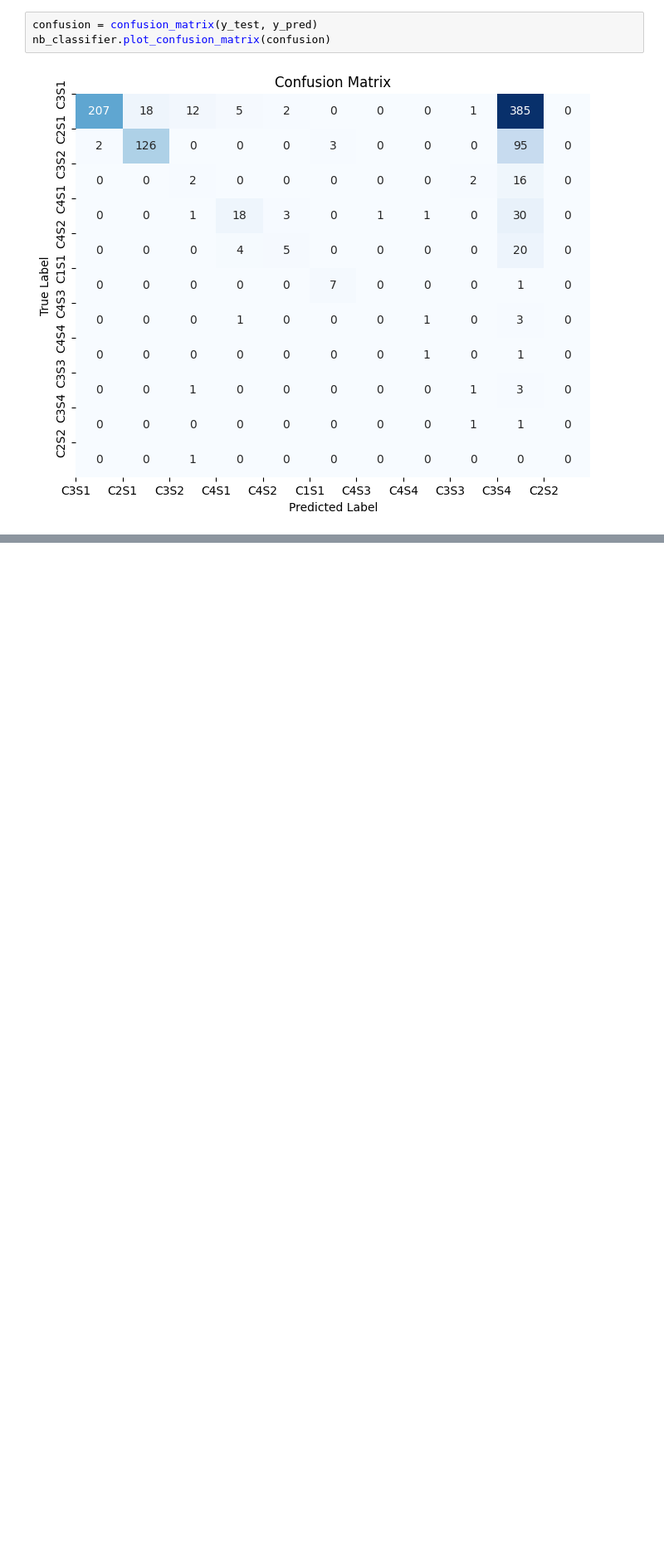
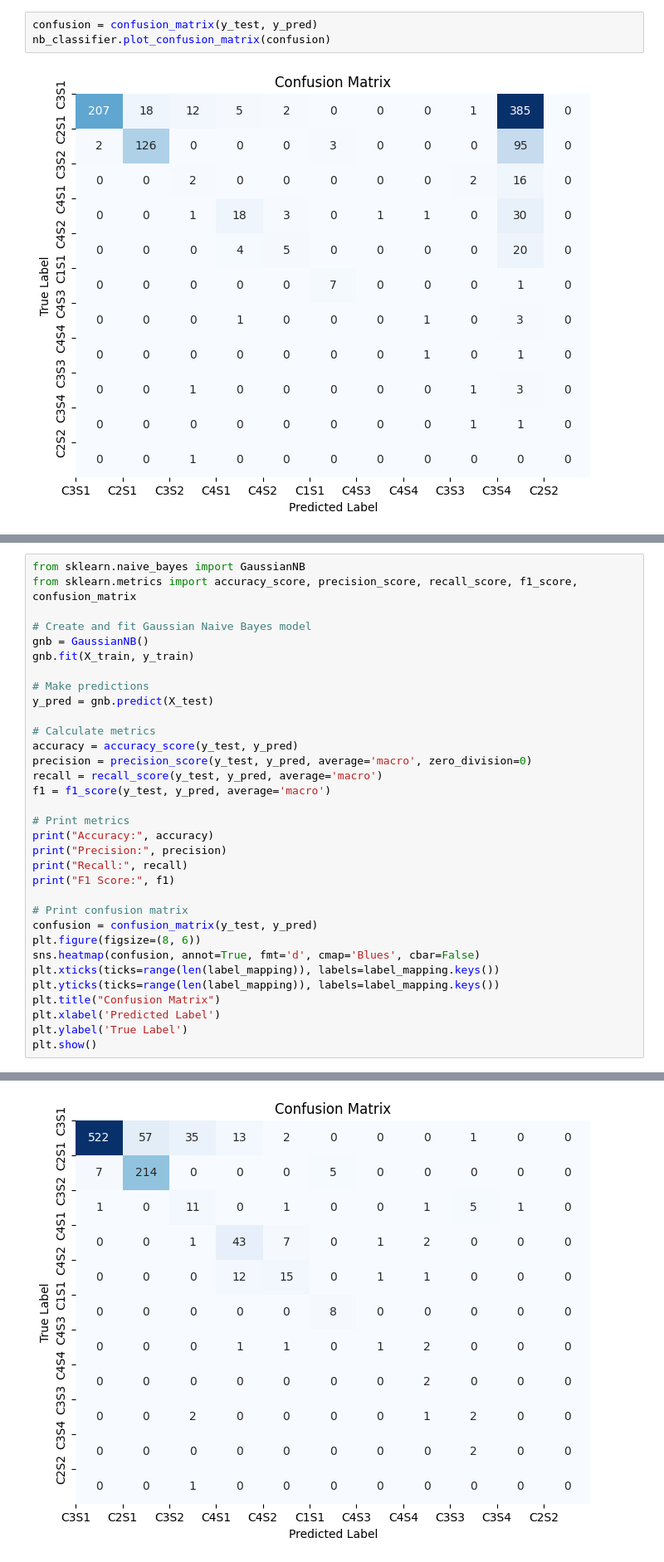
Before and after one commit to heckop/GroundWater_analyzer, a Jupyter notebook: Softmax_Implementation_And_Data_Preprocessing/naiveBayes.ipynb, the cells around one changed output, grey strips where cells are left out. Shown at 83% size. Cells and saved outputs as stored; diff of their text form; blank space fills up the shorter version.

Commit message:
added sklearn's implentation for gnb

```diff
--- a/Softmax_Implementation_And_Data_Preprocessing/naiveBayes.ipynb
+++ b/Softmax_Implementation_And_Data_Preprocessing/naiveBayes.ipynb
@@ -279,0 +282,34 @@ nb_classifier.plot_confusion_matrix(confusion)
+# %%
+from sklearn.naive_bayes import GaussianNB
+from sklearn.metrics import accuracy_score, precision_score, recall_score, f1_score, confusion_matrix
+
+# Create and fit Gaussian Naive Bayes model
+gnb = GaussianNB()
+gnb.fit(X_train, y_train)
+
+# Make predictions
+y_pred = gnb.predict(X_test)
+
+# Calculate metrics
+accuracy = accuracy_score(y_test, y_pred)
+precision = precision_score(y_test, y_pred, average='macro', zero_division=0)
+recall = recall_score(y_test, y_pred, average='macro')
+f1 = f1_score(y_test, y_pred, average='macro')
+
+# Print metrics
+print("Accuracy:", accuracy)
+print("Precision:", precision)
+print("Recall:", recall)
+print("F1 Score:", f1)
+
+# Print confusion matrix
+confusion = confusion_matrix(y_test, y_pred)
+plt.figure(figsize=(8, 6))
+sns.heatmap(confusion, annot=True, fmt='d', cmap='Blues', cbar=False)
+plt.xticks(ticks=range(len(label_mapping)), labels=label_mapping.keys())
+plt.yticks(ticks=range(len(label_mapping)), labels=label_mapping.keys())
+plt.title("Confusion Matrix")
+plt.xlabel('Predicted Label')
+plt.ylabel('True Label')
+plt.show()
+# %% [output]
@@ -279,0 +320 @@ nb_classifier.plot_confusion_matrix(confusion)
+[figure, added]
```
Also changed, not shown: parts of 2 cells of this notebook.
